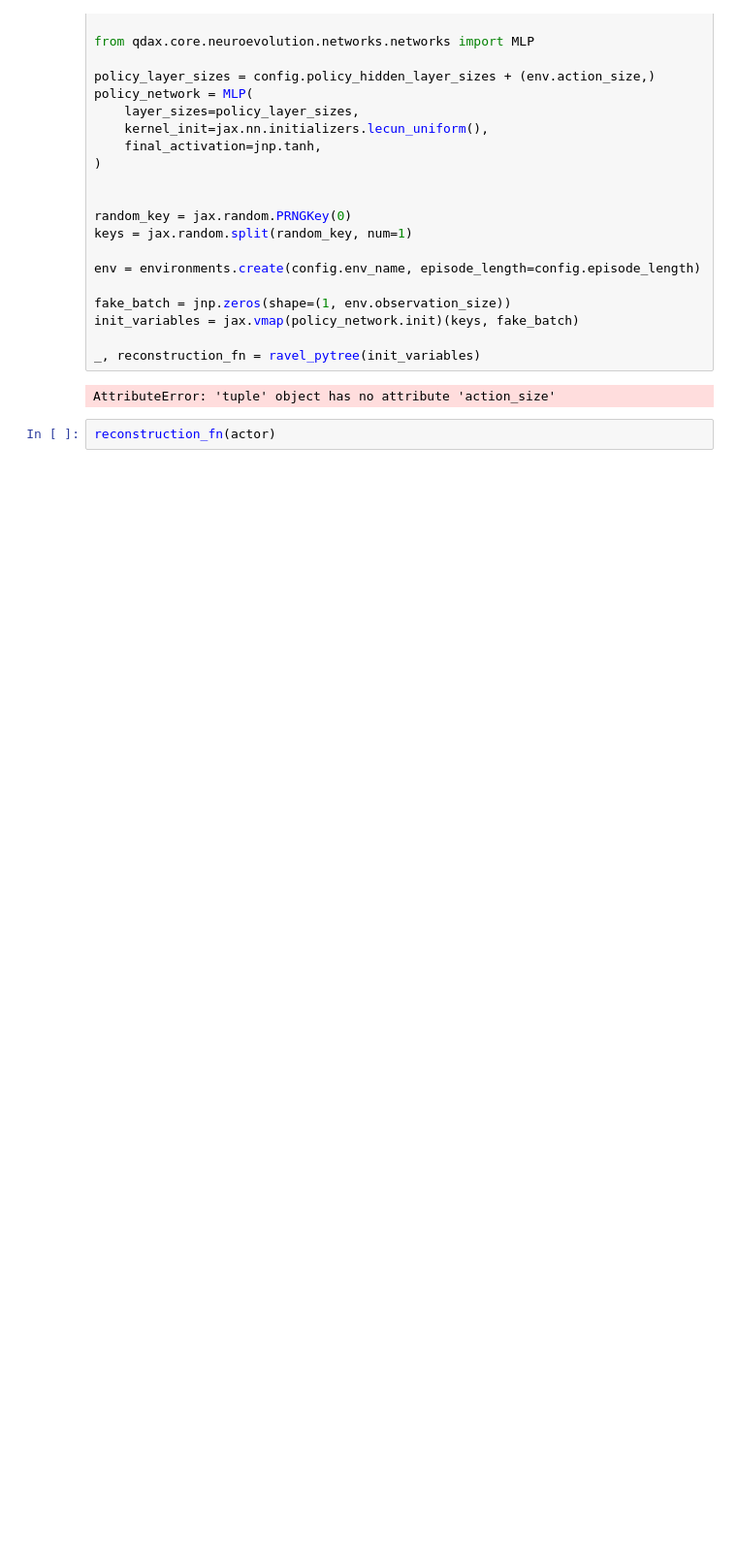
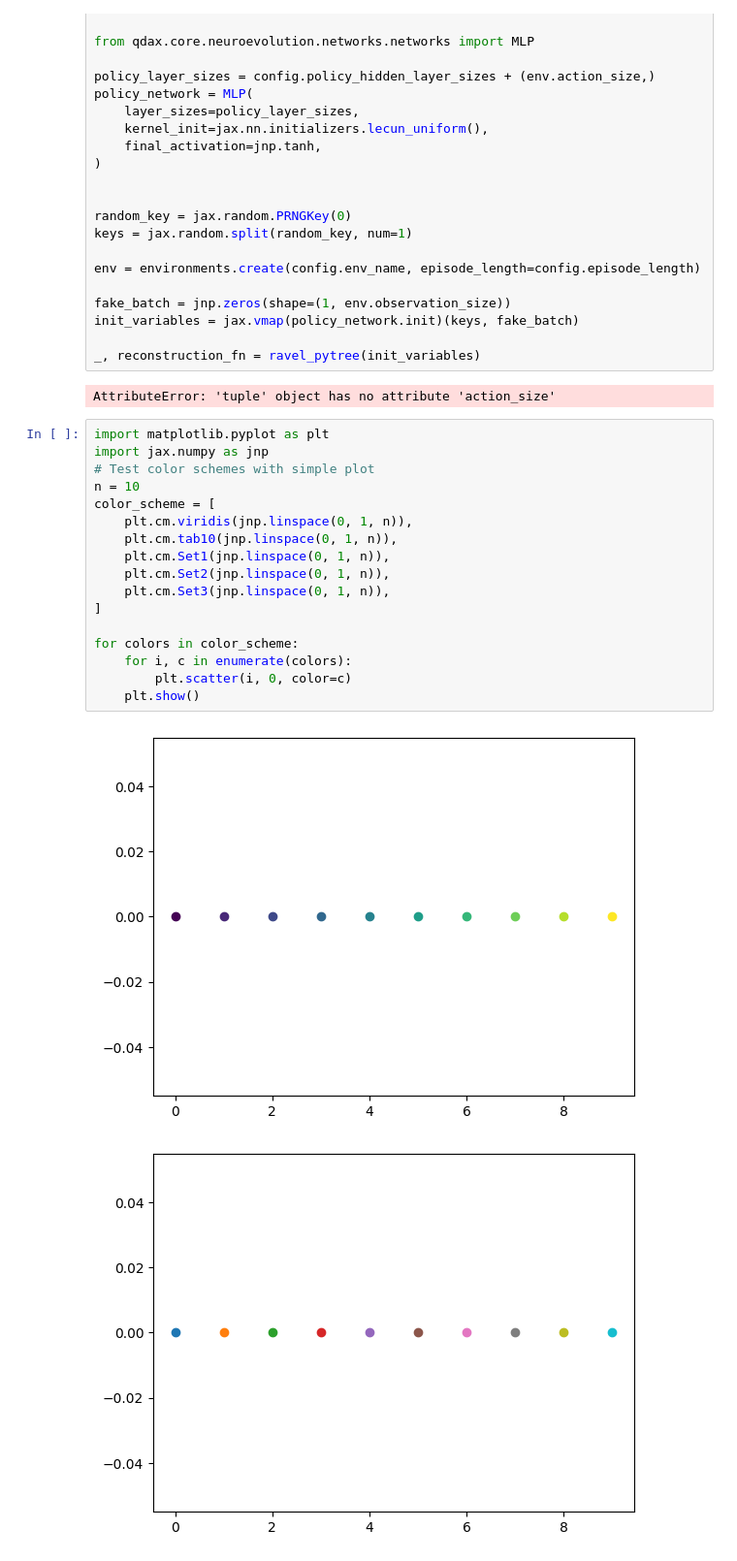
Before and after one commit to TemplierPaul/QDax, a Jupyter notebook: genomes.ipynb, the cells around one changed output. Shown at 97% size. Drawn from its saved outputs; the diff is of its cells as text; blank space fills up the shorter version.

```diff
--- a/genomes.ipynb
+++ b/genomes.ipynb
@@ -605,5 +800,23 @@ init_variables = jax.vmap(policy_network.init)(keys, fake_batch)
 _, reconstruction_fn = ravel_pytree(init_variables)
 # %% [output]
 AttributeError: 'tuple' object has no attribute 'action_size'
-# %%
-reconstruction_fn(actor)
+# %%
+import matplotlib.pyplot as plt
+import jax.numpy as jnp
+# Test color schemes with simple plot
+n = 10
+color_scheme = [
+    plt.cm.viridis(jnp.linspace(0, 1, n)),
+    plt.cm.tab10(jnp.linspace(0, 1, n)),
+    plt.cm.Set1(jnp.linspace(0, 1, n)),
+    plt.cm.Set2(jnp.linspace(0, 1, n)),
+    plt.cm.Set3(jnp.linspace(0, 1, n)),
+]
+
+for colors in color_scheme:
+    for i, c in enumerate(colors):
+        plt.scatter(i, 0, color=c)
+    plt.show()
+# %% [output]
+[figure, added]
+[figure, added]
```
Also changed, not shown: parts of 11 cells of this notebook, 2 other files.
